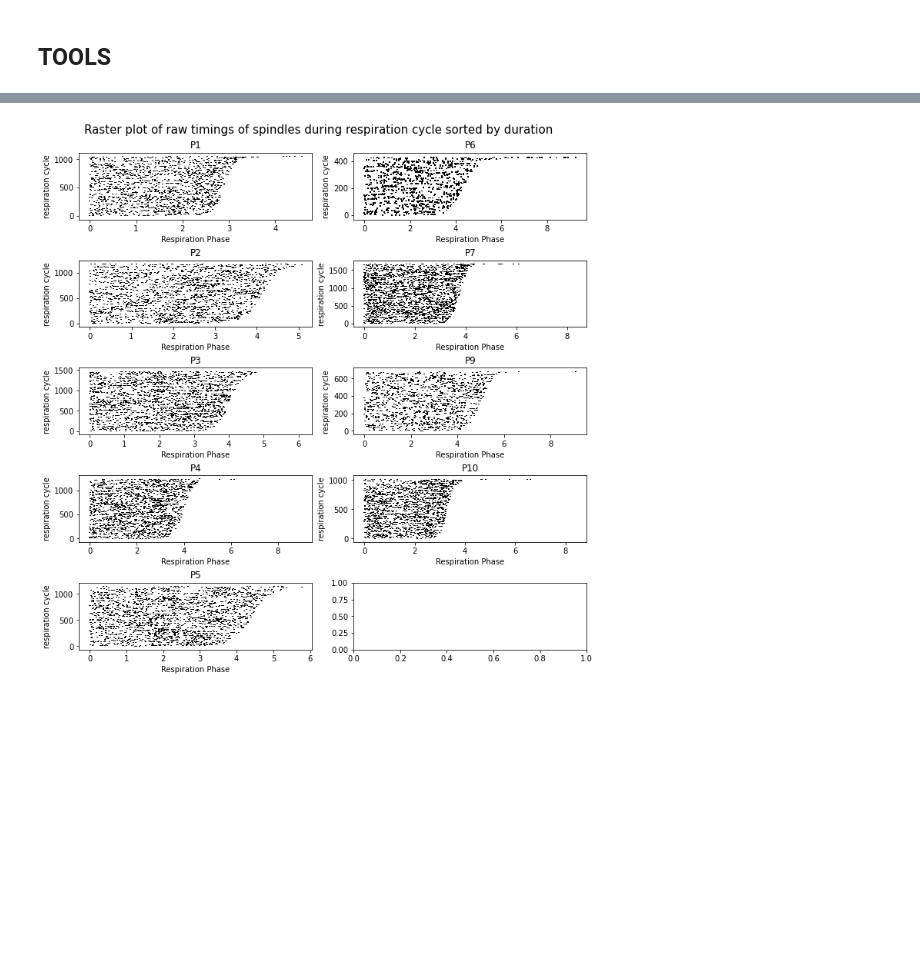
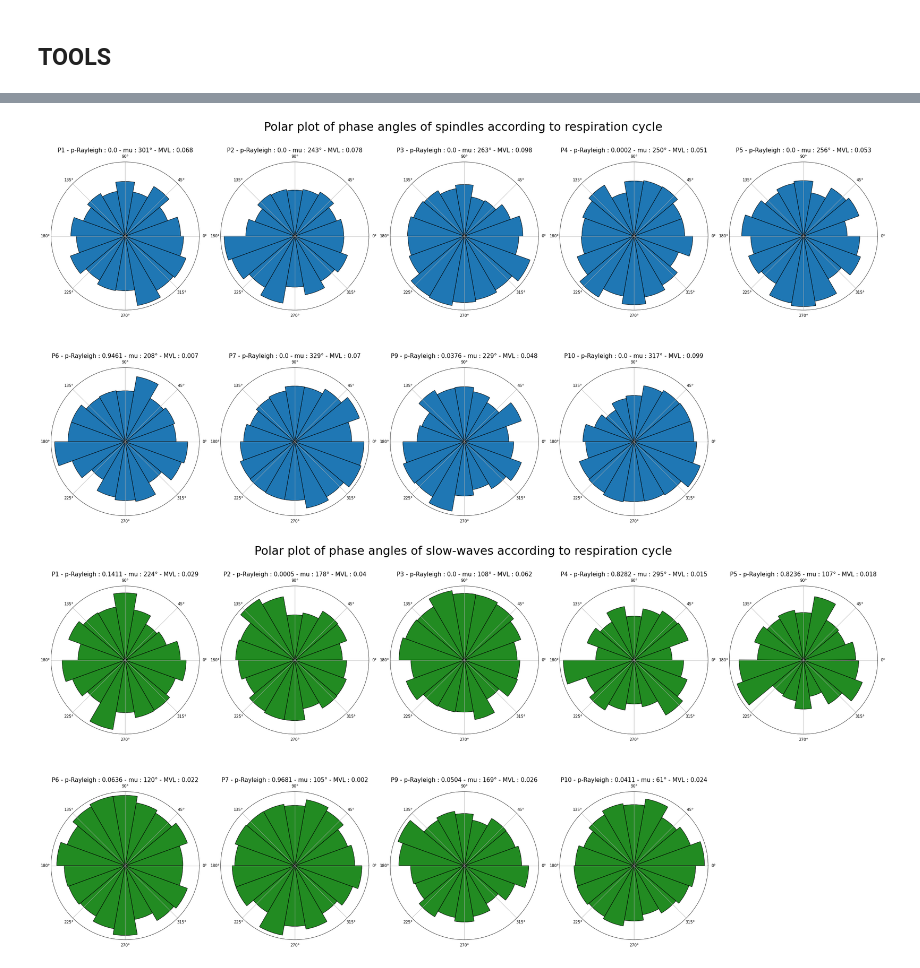
Before and after one commit to ValentinGhibaudo/Sleep_EEG_Respi, a Jupyter notebook: spindle_to_resp.ipynb, the cells around one changed output, grey strips where cells are left out. Drawn from its saved outputs; the diff is of its cells as text; code cells hidden in the pictures; blank space fills up the shorter version.

Commit message:
figures articles

```diff
--- a/spindle_to_resp.ipynb
+++ b/spindle_to_resp.ipynb
@@ -137,4 +32,0 @@ for patient in patients:
-# %%
-df = sw_phasing
-for patient in patients:
-    gh.Modulation_Index(df.set_index('patient').drop(columns = ['mi']).loc[patient,:].values, show = True)
@@ -353,14 +32,0 @@ plt.show()
-# %%
-fig, axs = plt.subplots(ncols = 2, nrows = 5, figsize = (10,10), constrained_layout = True)
-fig.suptitle('Raster plot of raw timings of spindles during respiration cycle sorted by duration', fontsize = 15)
-for col, semi_list in enumerate([patients[:5],patients[5:]]):
-    for row, patient in enumerate(semi_list):
-        ax = axs[row, col]
-        ax = get_event_plot_patient(df=df_times_all, patient=patient, ax=ax, colname = 'time post start')
-        ax.set_title(patient)
-        ax.set_ylabel('respiration cycle')
-        ax.set_xlabel('Respiration Phase')
-# plt.savefig('../presentation_4/raster_plot_sorted')
-plt.show()
-# %% [output]
-[figure, removed]
@@ -366,0 +68,43 @@ plt.show()
+# %%
+def get_angles(event_kind, patients=patients):
+    concat_df_times = []
+
+    for patient in patients:
+        if event_kind == 'sw':
+            df_cycles, spindles_times = load_resp(patient), load_sw(patient)['NegPeak']
+        elif event_kind == 'sp':
+            df_cycles, spindles_times = load_resp(patient), load_sp(patient)['Peak']
+        concat_df_times.append(get_timestamps(df_cycles, spindles_times, patient))
+
+    df_times_all = pd.concat(concat_df_times)
+    return df_times_all.loc[:,['patient','angle']]
+# %%
+sp_angles = get_angles('sp')
+sw_angles = get_angles('sw')
+# %%
+for event_kind in ['spindles','slow-waves']:
+
+    if event_kind == 'spindles':
+        angles_events = sp_angles
+        color = None
+    elif event_kind == 'slow-waves':
+        angles_events = sw_angles
+        color = 'forestgreen'
+
+    fig, axs = plt.subplots(nrows = 2, ncols = 5, subplot_kw=dict(projection = 'polar'), figsize = (30,15), constrained_layout = True)
+    fig.suptitle(f'Polar plot of phase angles of {event_kind} according to respiration cycle', fontsize = 30)
+    bins = 18
+    for row, sublist in enumerate([ patients[:5], patients[5:]]):
+        for col, patient in enumerate(sublist):
+            ax = axs[row, col]
+            angles = angles_events[angles_events['patient'] == patient]['angle']
+            p, mu , r = get_circ_features(angles)
+            ax.hist(angles, bins = bins, density = True, edgecolor = 'black', color = color)
+            ax.set_rticks([])
+            ax.set_title(f'{patient} - p-Rayleigh : {round(p, 4)} - mu : {int(mu)}° - MVL : {round(r, 3)}', fontsize = 15, y = 1.05)
+    fig.delaxes(axs[1,4])
+    if savefig:
+        plt.savefig(f'../presentation_5/detailed_polar_plot_{event_kind}', bbox_inches = 'tight')
+# %% [output]
+[figure, added]
+[figure, added]
```
Also changed, not shown: parts of 45 cells of this notebook, 7 other files.
